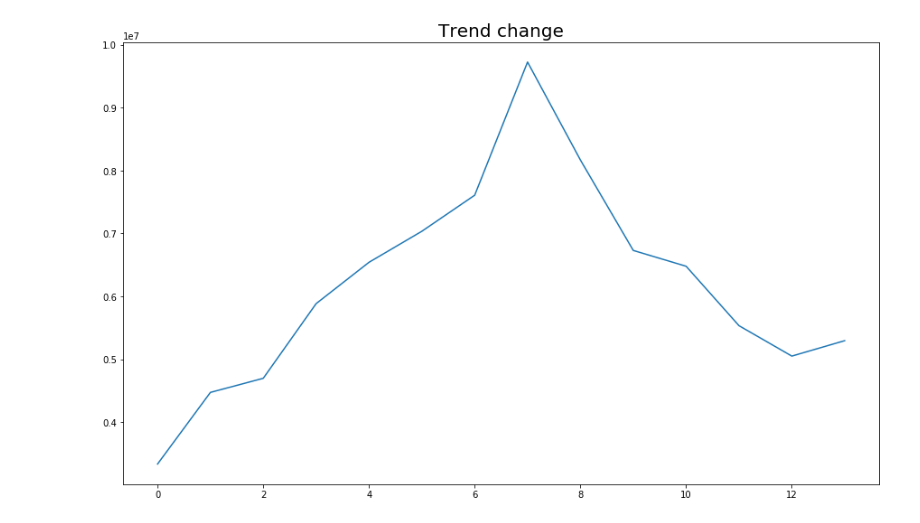
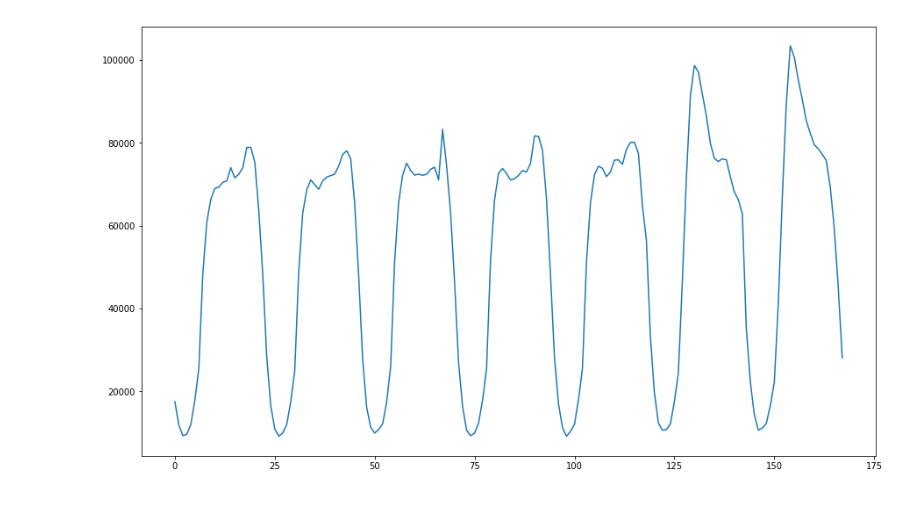
Before and after one commit to Klimmy/ssa-cardiff-seminar, a Jupyter notebook: python/Data preparation.ipynb, the cells around one changed output. Cells and saved outputs as stored; diff of their text form; code cells hidden in the pictures.

Commit message:
changed examples

```diff
--- a/python/Data preparation.ipynb
+++ b/python/Data preparation.ipynb
@@ -3,4 +5,4 @@ import pandas as pd
 from matplotlib import pyplot as plt
 %matplotlib inline
 # %%
-df_1 = pd.read_csv('change_point_example_1.csv', sep=';')
+df_1 = pd.read_csv('change_point_example_3.csv', sep=',')
@@ -7,8 +48,8 @@ df_1 = pd.read_csv('change_point_example_1.csv', sep=';')
 # %%
 plt.figure(figsize = (15,9))
-plt.plot(df_1['requests'])
-plt.title('Trend change', fontsize=20)
-plt.savefig('/Users/klimmy/Klim/Statmod/Change point conference/ssa-cardiff-seminar/tex/images/001_trend_change.png')
+plt.plot(df_1.loc[df_1['change_point_type'] == 'period', 'impressions'].reset_index()['impressions'])
+# plt.title('Trend change', fontsize=20)
+# plt.savefig('/Users/klimmy/Klim/Statmod/Change point conference/ssa-cardiff-seminar/tex/images/001_trend_change.png')
 plt.show()
 # %% [output]
-[figure, old version]
+[figure, new version]
```
Also changed, not shown: parts of 10 cells of this notebook, 1 other file.
